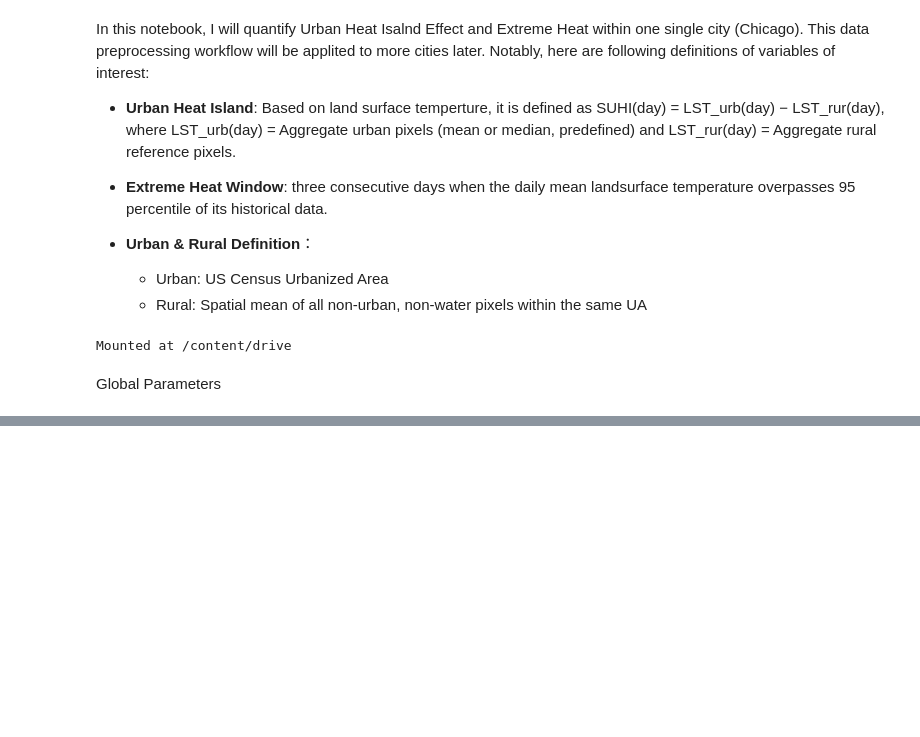
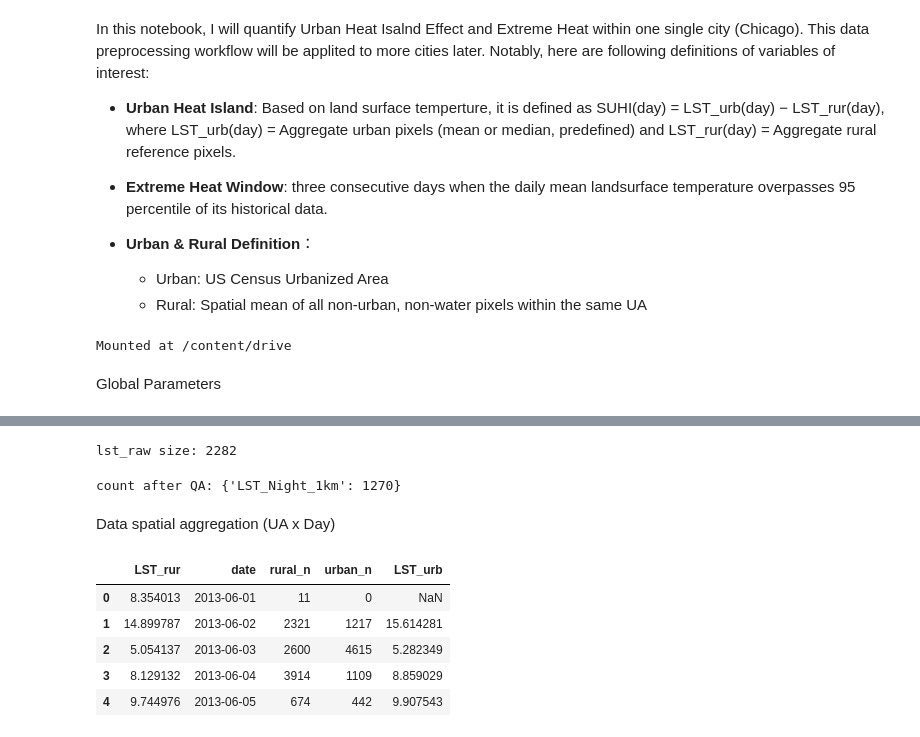
Before and after one commit to cchen744/uhi-extreme-heat-response, a Jupyter notebook: notebooks/01_data_exploration.ipynb, the cells around one changed output, grey strips where cells are left out. Saved outputs shown, nothing was run; the diff lists cells and outputs as text; code cells hidden in the pictures; blank space fills up the shorter version.

Commit message:
UPDATE: Spatial data & LST data imported; UHI function defined; data cleaning function defined.

```diff
--- a/notebooks/01_data_exploration.ipynb
+++ b/notebooks/01_data_exploration.ipynb
@@ -279,0 +168,10 @@ Now put the real urban area and non-urban area back into the daily-to-features(
+# %%
+lst_raw = (
+    ee.ImageCollection("MODIS/061/MYD11A1")
+      .filterBounds(urban_region)
+      .filterDate(START_DATE, END_DATE)
+      .select([LST_BAND, QC_BAND])
+)
+print("lst_raw size:", lst_raw.size().getInfo())
+# %% [output]
+lst_raw size: 2282
@@ -279,0 +204,26 @@ Now put the real urban area and non-urban area back into the daily-to-features(
+# %%
+good_date = "2013-06-02"
+
+# Get the cleaned image directly from the lst_clean ImageCollection
+# The lst_clean collection already has the clean_lst function applied to all images.
+# Filter lst_clean for the specific date
+img_good_clean_collection = lst_clean.filterDate(good_date, ee.Date(good_date).advance(1, "day"))
+
+if img_good_clean_collection.size().getInfo() == 0:
+    print(f"No cleaned image found for {good_date}. Setting count to 0.")
+    cnt = {'LST_Night_1km': 0}
+else:
+    img_good_clean = ee.Image(img_good_clean_collection.first())
+
+    cnt = img_good_clean.reduceRegion(
+        reducer=ee.Reducer.count(),
+        geometry=city_geom,
+        scale=1000,
+        maxPixels=1e13
+    ).getInfo()
+
+print("count after QA:", cnt)
+# %% [output]
+count after QA: {'LST_Night_1km': 1270}
+# %% [markdown]
+Data spatial aggregation (UA x Day)
@@ -279,0 +285,11 @@ Now put the real urban area and non-urban area back into the daily-to-features(
+# %%
+fc = ee.FeatureCollection(fc)
+df = geemap.ee_to_df(fc)
+df.head()
+# %% [output]
+|  | LST_rur | date | rural_n | urban_n | LST_urb |
+| 0 | 8.354013 | 2013-06-01 | 11 | 0 | NaN |
+| 1 | 14.899787 | 2013-06-02 | 2321 | 1217 | 15.614281 |
+| 2 | 5.054137 | 2013-06-03 | 2600 | 4615 | 5.282349 |
+| 3 | 8.129132 | 2013-06-04 | 3914 | 1109 | 8.859029 |
+| 4 | 9.744976 | 2013-06-05 | 674 | 442 | 9.907543 |
```
Also changed, not shown: parts of 28 cells of this notebook.
